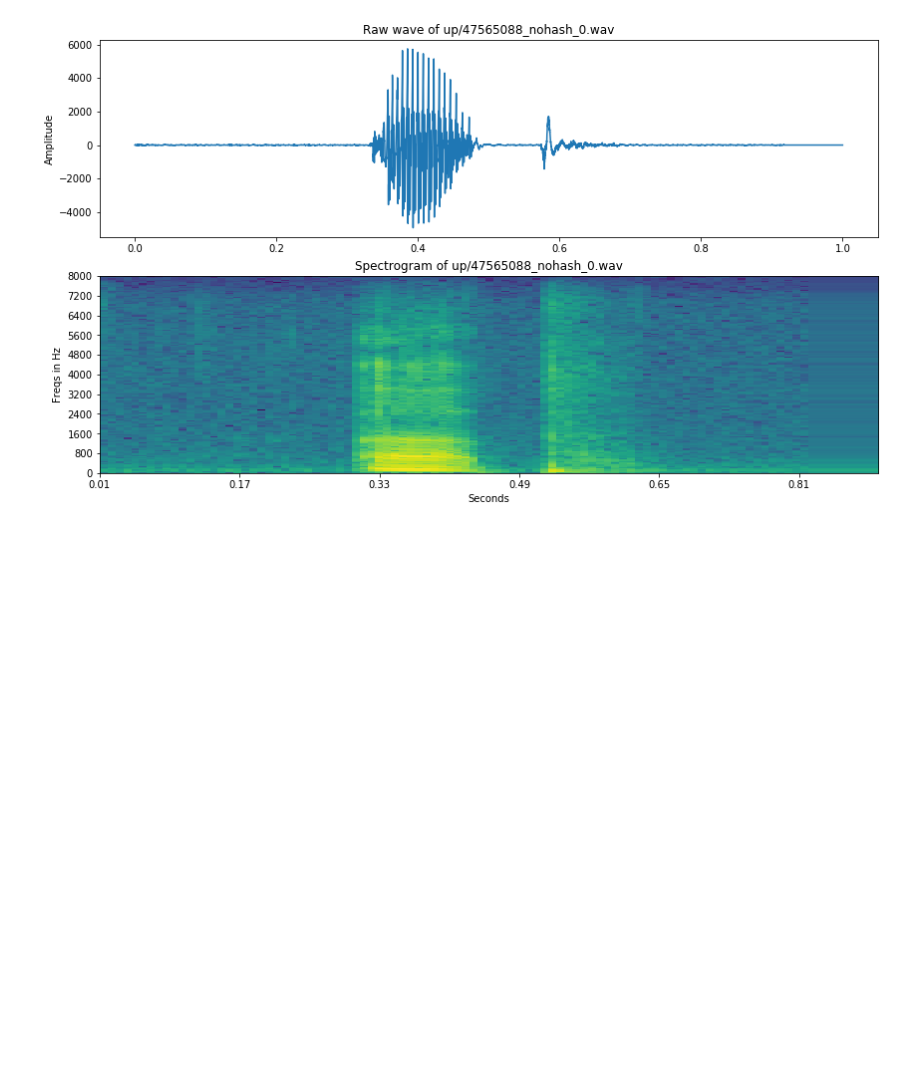
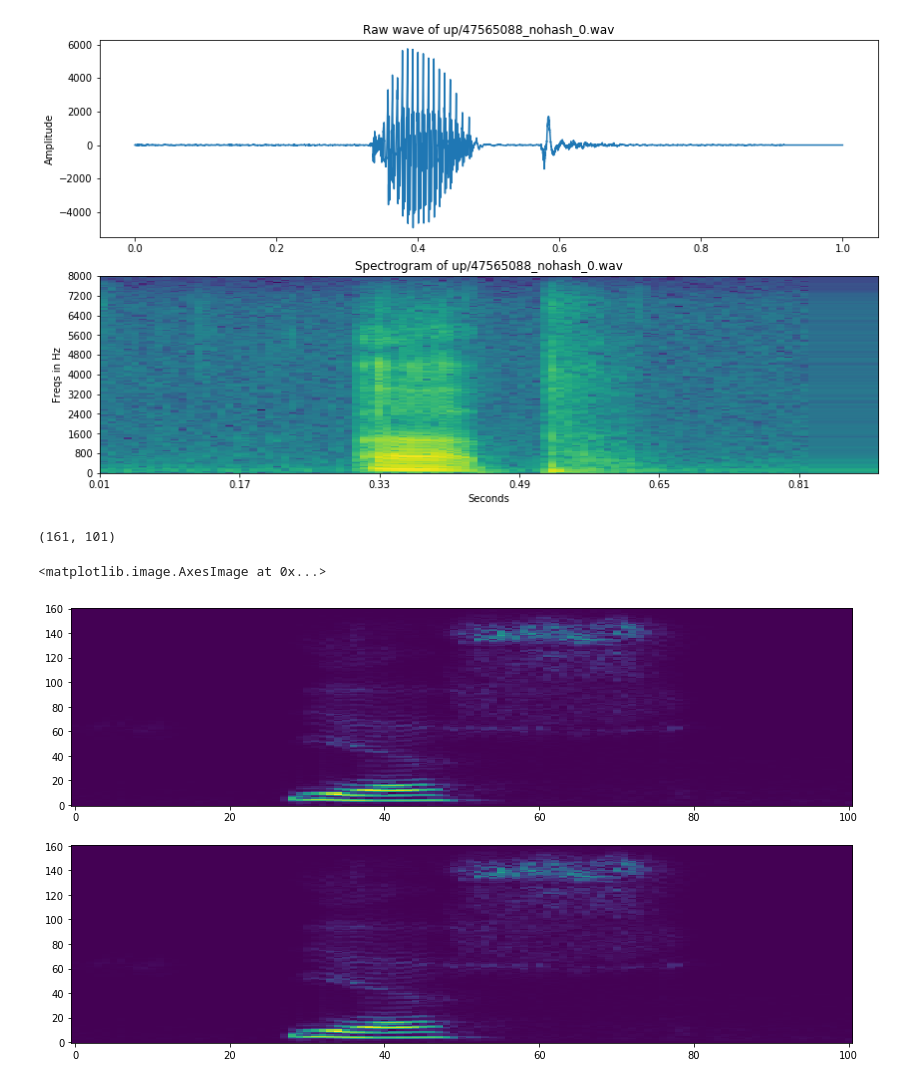
Before and after one commit to ronjian/tensorflow-speech-recognition-challenge, a Jupyter notebook: wave_data_explorer.ipynb, the cells around one changed output. Saved outputs shown, nothing was run; the diff lists cells and outputs as text; code cells hidden in the pictures; blank space fills up the shorter version.

```diff
--- a/wave_data_explorer.ipynb
+++ b/wave_data_explorer.ipynb
@@ -564,0 +590,13 @@ ipd.Audio(join(train_audio_path, one_line["label"]+"/"+one_line["filename"]))
+# %%
+spect_norm.shape
+# %% [output]
+(161, 101)
+# %%
+fig = plt.figure(figsize=(14, 8))
+ax1 = fig.add_subplot(211)
+ax1.imshow(spect, aspect='auto', origin='lower')
+ax2 = fig.add_subplot(212)
+ax2.imshow(spect_norm, aspect='auto', origin='lower')
+# %% [output]
+<matplotlib.image.AxesImage at 0x...>
+[figure, added]
```
Also changed, not shown: parts of 1 cell of this notebook, 6 other files.
